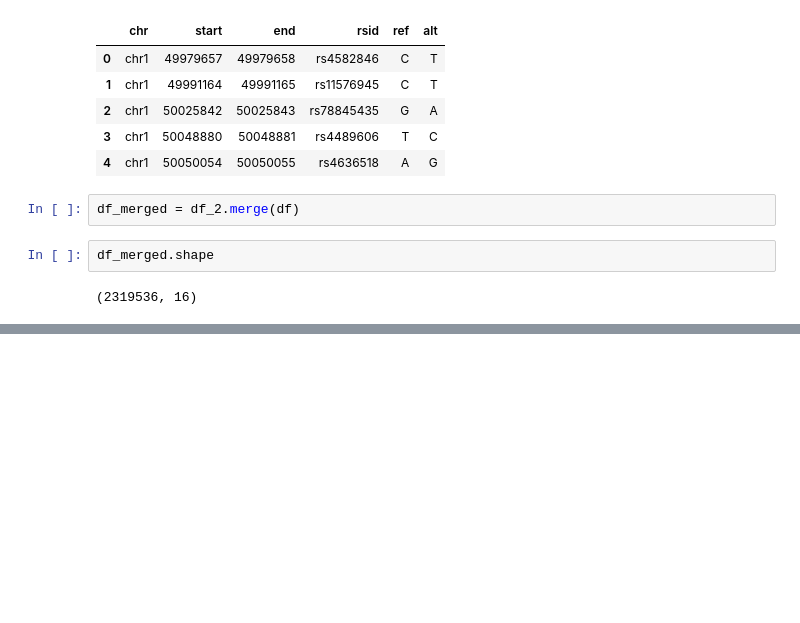
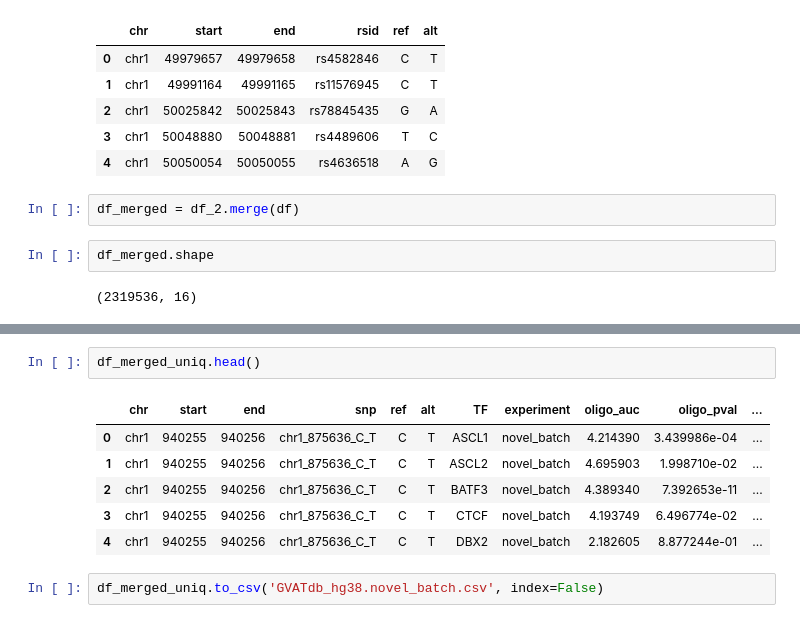
Before and after one commit to IGVF-DACC/igvf-catalog, a Jupyter notebook: data/data_loading_support_files/GVATdb/GVATdb_preprocess.ipynb, the cells around one changed output, grey strips where cells are left out. Cells and saved outputs as stored; diff of their text form; blank space fills up the shorter version.

```diff
--- a/data/data_loading_support_files/GVATdb/GVATdb_preprocess.ipynb
+++ b/data/data_loading_support_files/GVATdb/GVATdb_preprocess.ipynb
@@ -255,0 +340,11 @@ df_merged.to_csv('GVATdb_hg38.csv', index=False)
+# %%
+df_merged_uniq.head()
+# %% [output]
+|  | chr | start | end | snp | ref | alt | TF | experiment | oligo_auc | oligo_pval | ... |
+| 0 | chr1 | 940255 | 940256 | chr1_875636_C_T | C | T | ASCL1 | novel_batch | 4.214390 | 3.439986e-04 | ... |
+| 1 | chr1 | 940255 | 940256 | chr1_875636_C_T | C | T | ASCL2 | novel_batch | 4.695903 | 1.998710e-02 | ... |
+| 2 | chr1 | 940255 | 940256 | chr1_875636_C_T | C | T | BATF3 | novel_batch | 4.389340 | 7.392653e-11 | ... |
+| 3 | chr1 | 940255 | 940256 | chr1_875636_C_T | C | T | CTCF | novel_batch | 4.193749 | 6.496774e-02 | ... |
+| 4 | chr1 | 940255 | 940256 | chr1_875636_C_T | C | T | DBX2 | novel_batch | 2.182605 | 8.877244e-01 | ... |
+# %%
+df_merged_uniq.to_csv('GVATdb_hg38.novel_batch.csv', index=False)
```
Also changed, not shown: parts of 24 cells of this notebook.
